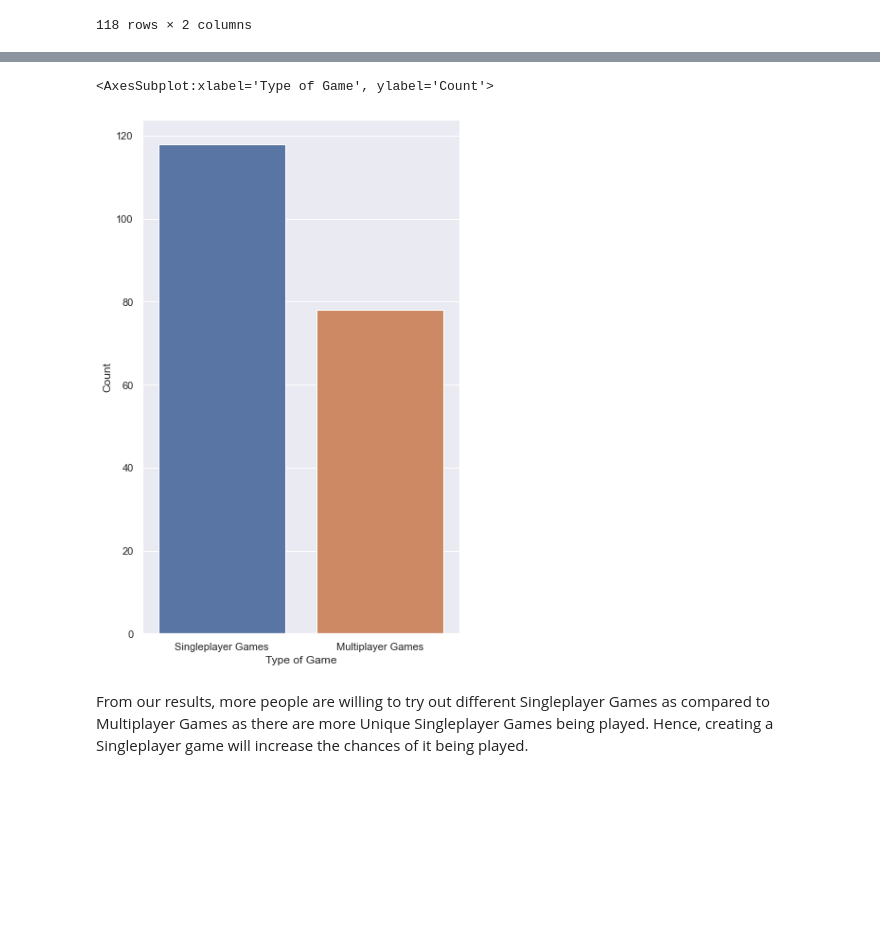
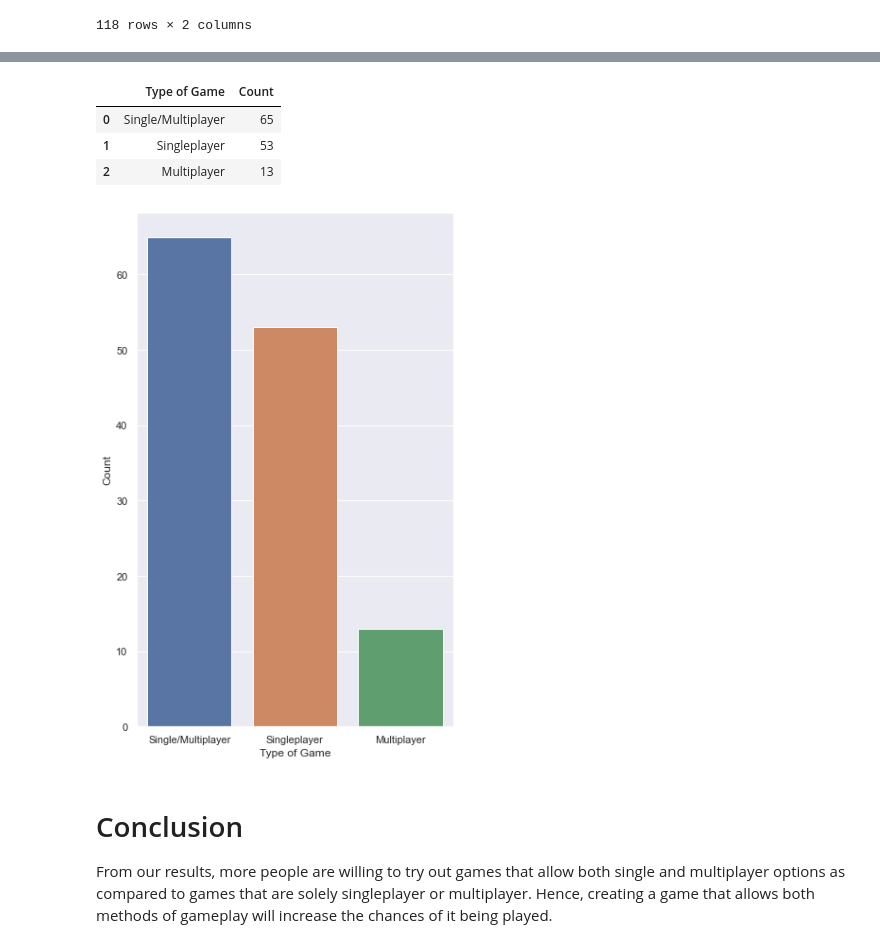
Before and after one commit to pyaepyaelily/videoGame, a Jupyter notebook: Mutli_Single_Justin.ipynb, the cells around one changed output, grey strips where cells are left out. Drawn from its saved outputs; the diff is of its cells as text; code cells hidden in the pictures; blank space fills up the shorter version.

```diff
--- a/Mutli_Single_Final.ipynb
+++ b/Mutli_Single_Justin.ipynb
@@ -133,3 +147,7 @@ multi
 | 132 | sid meier s civilization(r) iii c... | Single-player,Multi-player,Includ... |
 | 137 | efootball pes 2020 | Single-player,Multi-player,Online... |
 78 rows × 2 columns
+# %%
+# Solely multiplayer games
+only_multi = multi[~multi.game_details.str.contains("Single-player")]
+only_multi
@@ -160,0 +187,4 @@ gamesGraph
+# %%
+# Solely singleplayer games
+only_single = single[~single.game_details.str.contains("Multi-player")]
+only_single
@@ -160,0 +209,11 @@ gamesGraph
+# %%
+# Games with both single and multiplayer aspects
+match_title2 = multi.title.isin(single.title)
+multi_single = multi[match_title2]
+multi_single = multi_single.drop_duplicates(['title'])
+multi_single = multi_single.reset_index(drop=True)
+
+nan_value = float("NaN")
+multi_single.replace("", nan_value, inplace=True)
+multi_single.dropna(subset = ["title"], inplace=True)
+multi_single
@@ -161,8 +234,20 @@ gamesGraph
 # %%
+# Ploting bar graph for each type of game
+data = [['Single/Multiplayer', len(multi_single)],['Singleplayer', len(only_single)],
+        ['Multiplayer', len(only_multi)]]
+gamesGraph = pd.DataFrame(data, columns = ['Type of Game', 'Count'])
+
 f, axes = plt.subplots(figsize = [6,10])
 sb.barplot(x = 'Type of Game', y = 'Count', data = gamesGraph)
+
+gamesGraph
 # %% [output]
-<AxesSubplot:xlabel='Type of Game', ylabel='Count'>
+|  | Type of Game | Count |
+| 0 | Single/Multiplayer | 65 |
+| 1 | Singleplayer | 53 |
+| 2 | Multiplayer | 13 |
-[figure, old version]
+[figure, new version]
 # %% [markdown]
-From our results, more people are willing to try out different Singleplayer Games as compared to Multiplayer Games as there are more Unique Singleplayer Games being played. Hence, creating a Singleplayer game will increase the chances of it being played.
+# Conclusion
+
+From our results, more people are willing to try out games that allow both single and multiplayer options as compared to games that are solely singleplayer or multiplayer. Hence, creating a game that allows both methods of gameplay will increase the chances of it being played.
```
Also changed, not shown: parts of 14 cells of this notebook, 1 other file.
